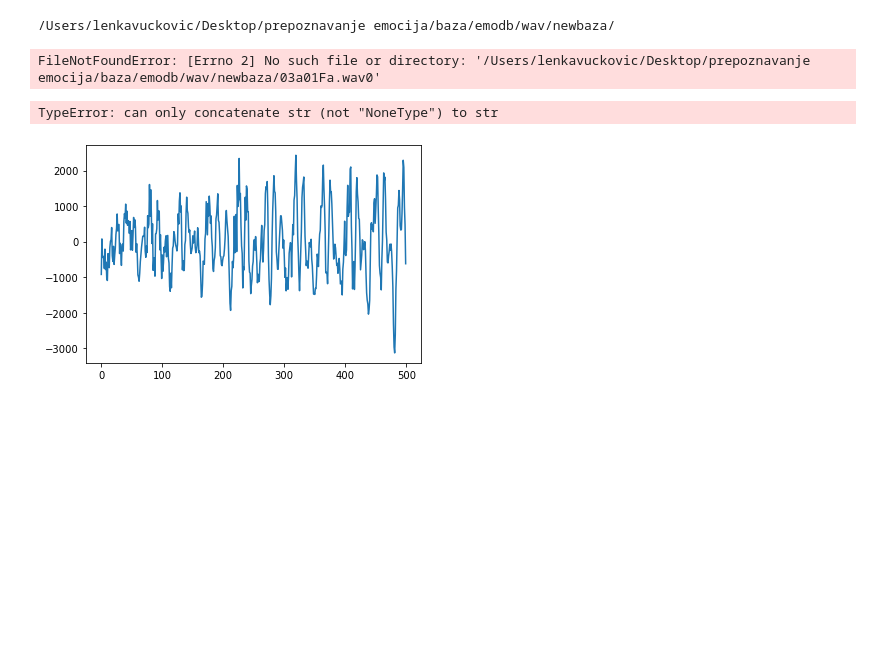
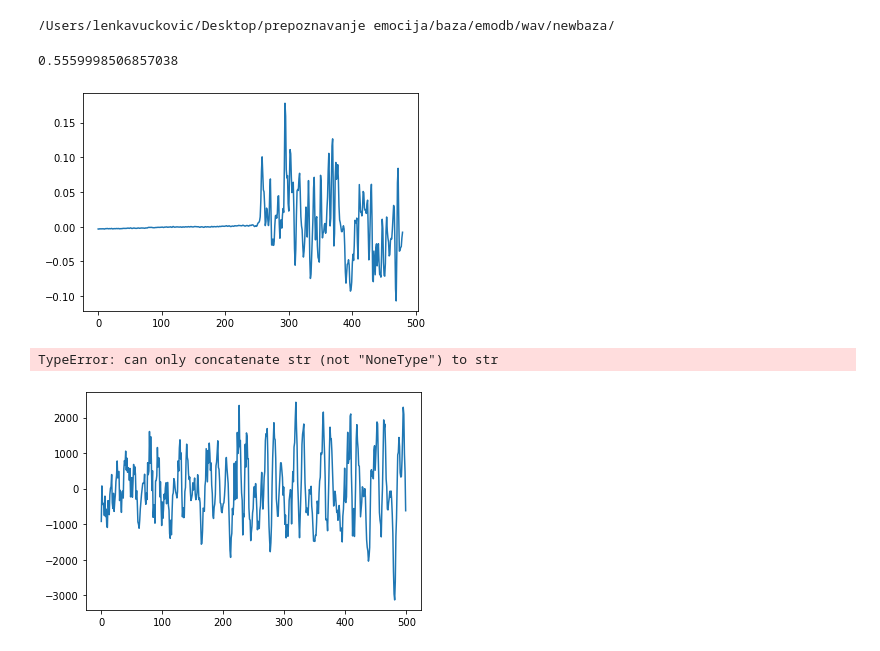
Before and after one commit to pfe-rs/lk-s-2023-prepoznavanje-emocija, a Jupyter notebook: ficer-probe.ipynb, the cells around one changed output. Drawn from its saved outputs; the diff is of its cells as text; code cells hidden in the pictures; blank space fills up the shorter version.

Commit message:
pitch skoro gotov, započet mfcc
Co-authored-by: pixiliicious <pixiliicious@users.noreply.github.com>

```diff
--- a/ficer-probe.ipynb
+++ b/ficer-probe.ipynb
@@ -21,14 +21,22 @@ print(fc.selected)
 /Users/lenkavuckovic/Desktop/prepoznavanje emocija/baza/emodb/wav/newbaza/
 # %%
 
-samplerate, data = wavfile.read(fc.selected + "03a01Fa.wav0")
-# data, samplerate = librosa.load(fc.selected + "03a01Fa.wav0")
+samplerate, data = wavfile.read(fc.selected + "newbaza/03a01Fa.wav10")
+# samplerate, data = wavfile.read(fc.selected + "03a01Fa.wav")
 
+# eksperiment za split
+
+import librosa
 data
 len(data)
 plt.plot(data)
+energy = sum(abs(data**2))  ## ukupna energija fajla
+print(energy)
+# a = librosa.effects.split(data,top_db=10, frame_length=48,hop_length=24)
+# print(a)
 # %% [output]
-FileNotFoundError: [Errno 2] No such file or directory: '/Users/lenkavuckovic/Desktop/prepoznavanje emocija/baza/emodb/wav/newbaza/03a01Fa.wav0'
+0.5559998506857038
+[figure, added]
 # %%
 od = 10000
 do = 10500
```
Also changed, not shown: parts of 35 cells of this notebook.
